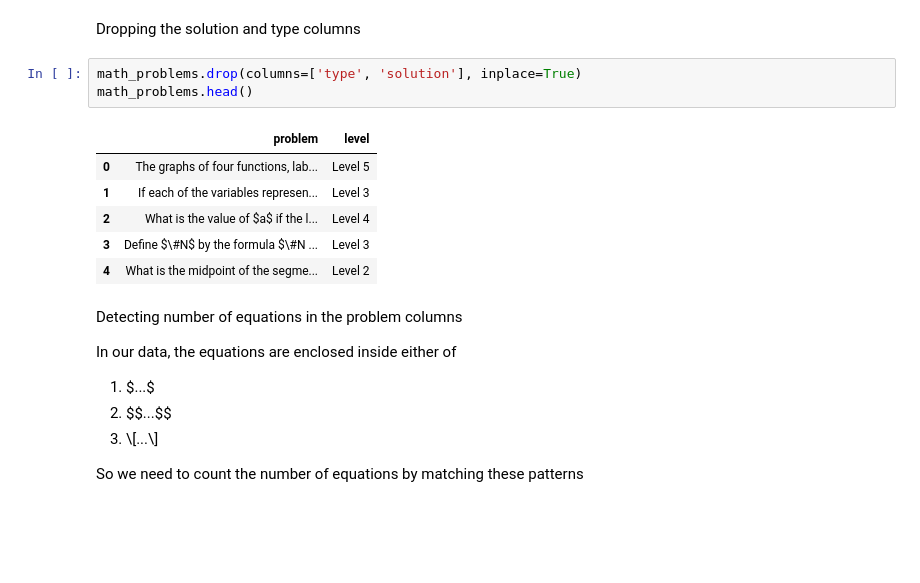
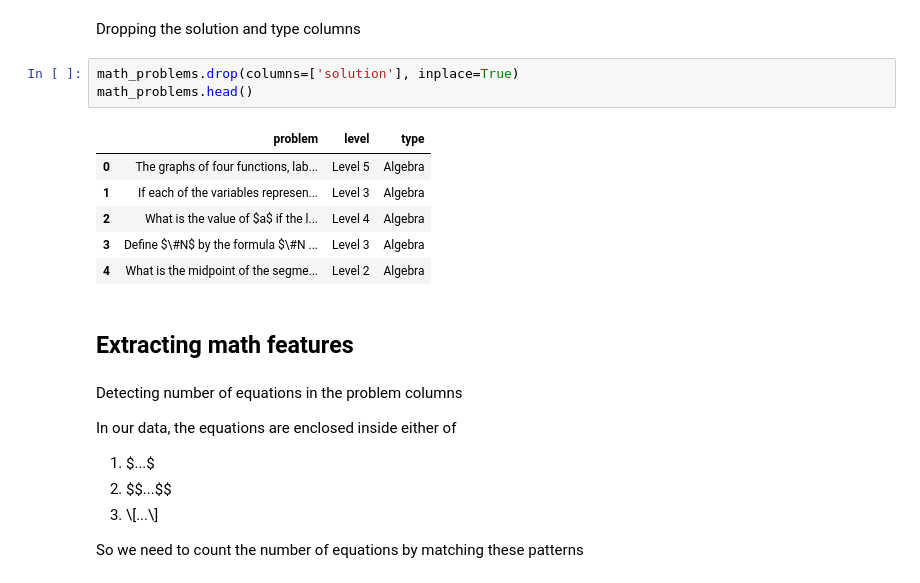
Before and after one commit to ysaidheeraj/NLP_math_research_project, a Jupyter notebook: NLP_Math.ipynb, the cells around one changed output. Drawn from its saved outputs; the diff is of its cells as text; blank space fills up the shorter version.

```diff
--- a/NLP_Math.ipynb
+++ b/NLP_Math.ipynb
@@ -64,15 +71,17 @@ math_problems.head()
 # %% [markdown]
 Dropping the solution and type columns
 # %%
-math_problems.drop(columns=['type', 'solution'], inplace=True)
+math_problems.drop(columns=['solution'], inplace=True)
 math_problems.head()
 # %% [output]
-|  | problem | level |
-| 0 | The graphs of four functions, lab... | Level 5 |
-| 1 | If each of the variables represen... | Level 3 |
-| 2 | What is the value of $a$ if the l... | Level 4 |
-| 3 | Define $\#N$ by the formula $\#N ... | Level 3 |
-| 4 | What is the midpoint of the segme... | Level 2 |
+|  | problem | level | type |
+| 0 | The graphs of four functions, lab... | Level 5 | Algebra |
+| 1 | If each of the variables represen... | Level 3 | Algebra |
+| 2 | What is the value of $a$ if the l... | Level 4 | Algebra |
+| 3 | Define $\#N$ by the formula $\#N ... | Level 3 | Algebra |
+| 4 | What is the midpoint of the segme... | Level 2 | Algebra |
+# %% [markdown]
+## Extracting math features
 # %% [markdown]
 Detecting number of equations in the problem columns
 
```
Also changed, not shown: parts of 37 cells of this notebook.
